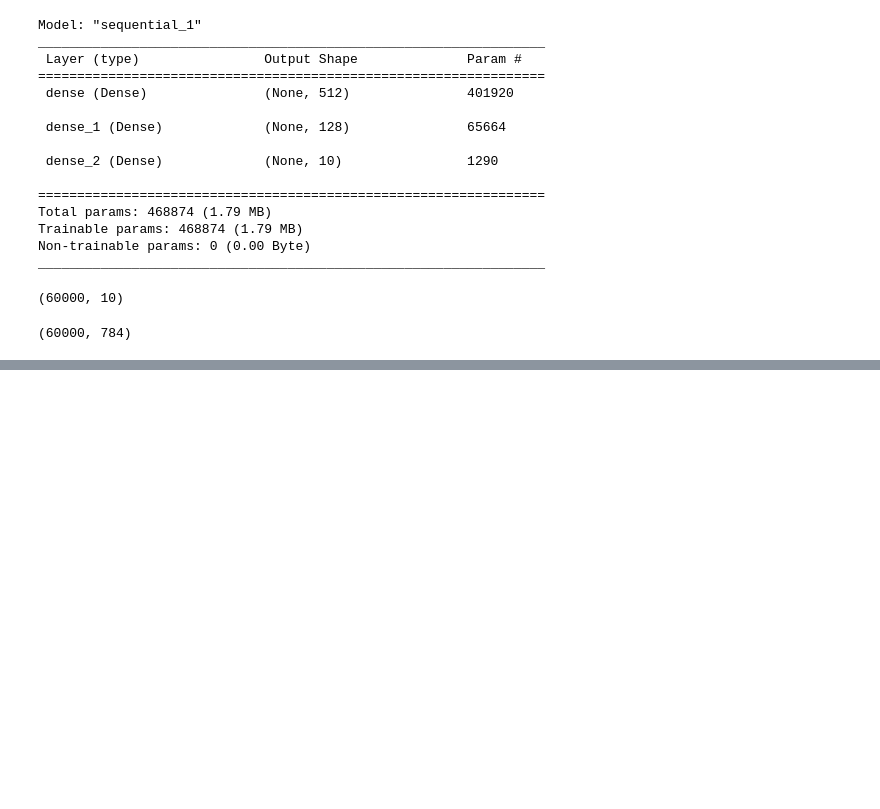
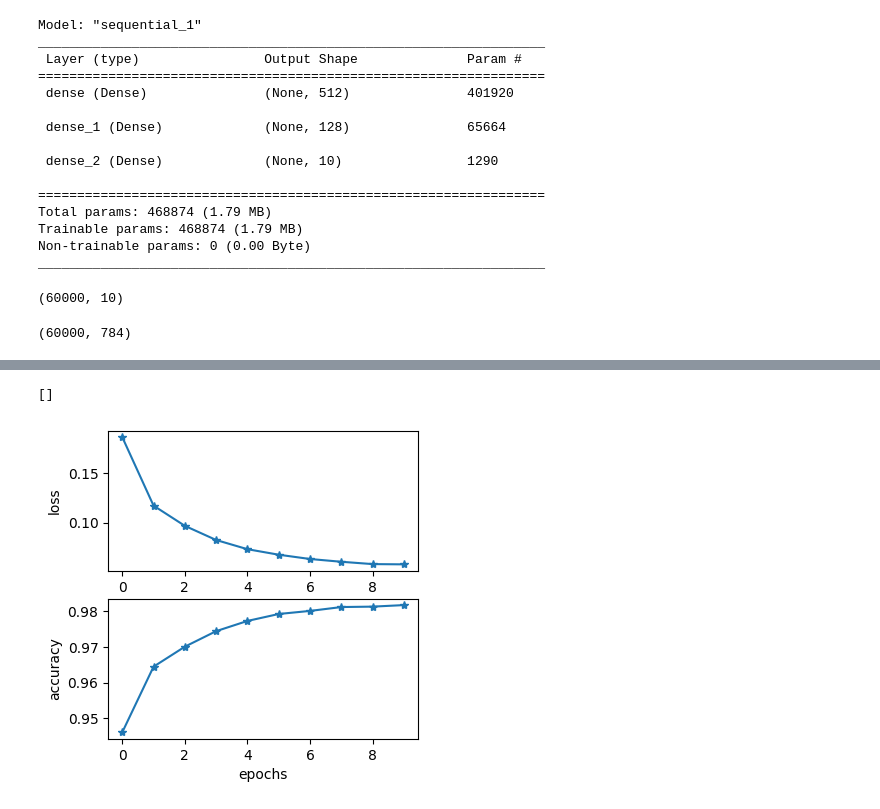
Before and after one commit to masoud-moghini/TinyML, a Jupyter notebook: TinyMLCh03.ipynb, the cells around one changed output, grey strips where cells are left out. Drawn from its saved outputs; the diff is of its cells as text; code cells hidden in the pictures; blank space fills up the shorter version.

```diff
--- a/TinyMLCh03.ipynb
+++ b/TinyMLCh03.ipynb
@@ -123,0 +131,3 @@ Epoch 10/10
+# %%
+Y_train = to_categorical(Y_train, num_class)
+Y_test = to_categorical(Y_test, num_class)
@@ -123,0 +137,10 @@ Epoch 10/10
+# %%
+model = Sequential()
+# %%
+model.add(Conv2D(32,(3,3),activation='relu',input_shape=(28,28,1)))
+model.add(MaxPooling2D(pool_size=(2,2)))
+model.add(Conv2D(64,kernel_size=(3,3),activation='relu'))
+model.add(MaxPooling2D(pool_size=(2, 2)))
+model.add(Flatten())
+model.add(Dropout(0.5))
+model.add(Dense(num_class, activation='softmax'))
@@ -123,0 +167,3 @@ Epoch 10/10
+# %%
+model.compile(loss='categorical_crossentropy', optimizer='adam',metrics=['accuracy'])
+history = model.fit(X_train,Y_train,batch_size=128, epochs= 10)
@@ -123,0 +191,14 @@ Epoch 10/10
+# %%
+import matplotlib.pyplot as plt
+plt.subplot(2,1,1)
+plt.plot(history.history['loss'], '*-')
+plt.xlabel('epochs')
+plt.ylabel('loss')
+plt.subplot(2,1,2)
+plt.plot(history.history['accuracy'],'*-')
+plt.xlabel('epochs')
+plt.ylabel('accuracy')
+plt.plot()
+# %% [output]
+[]
+[figure, added]
```
Also changed, not shown: parts of 9 cells of this notebook.
